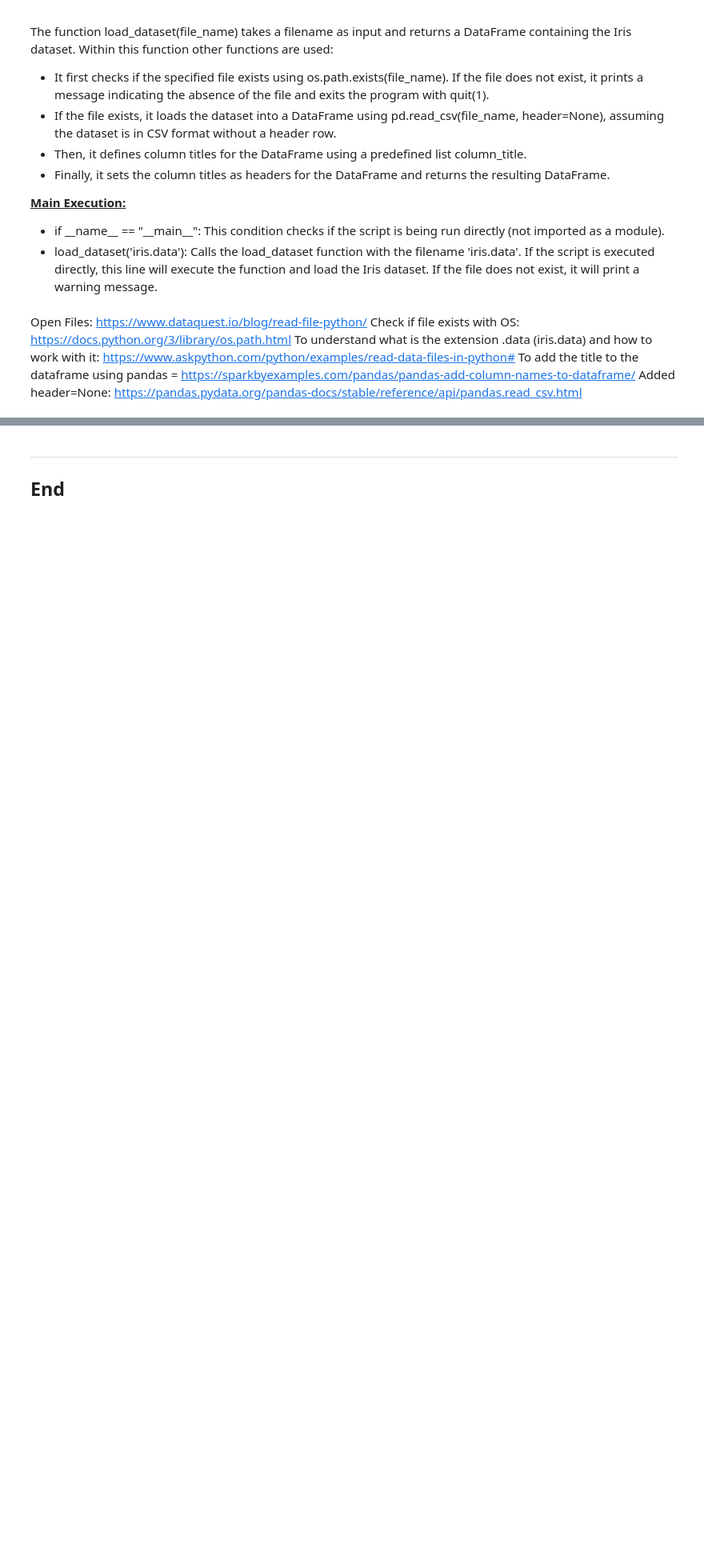
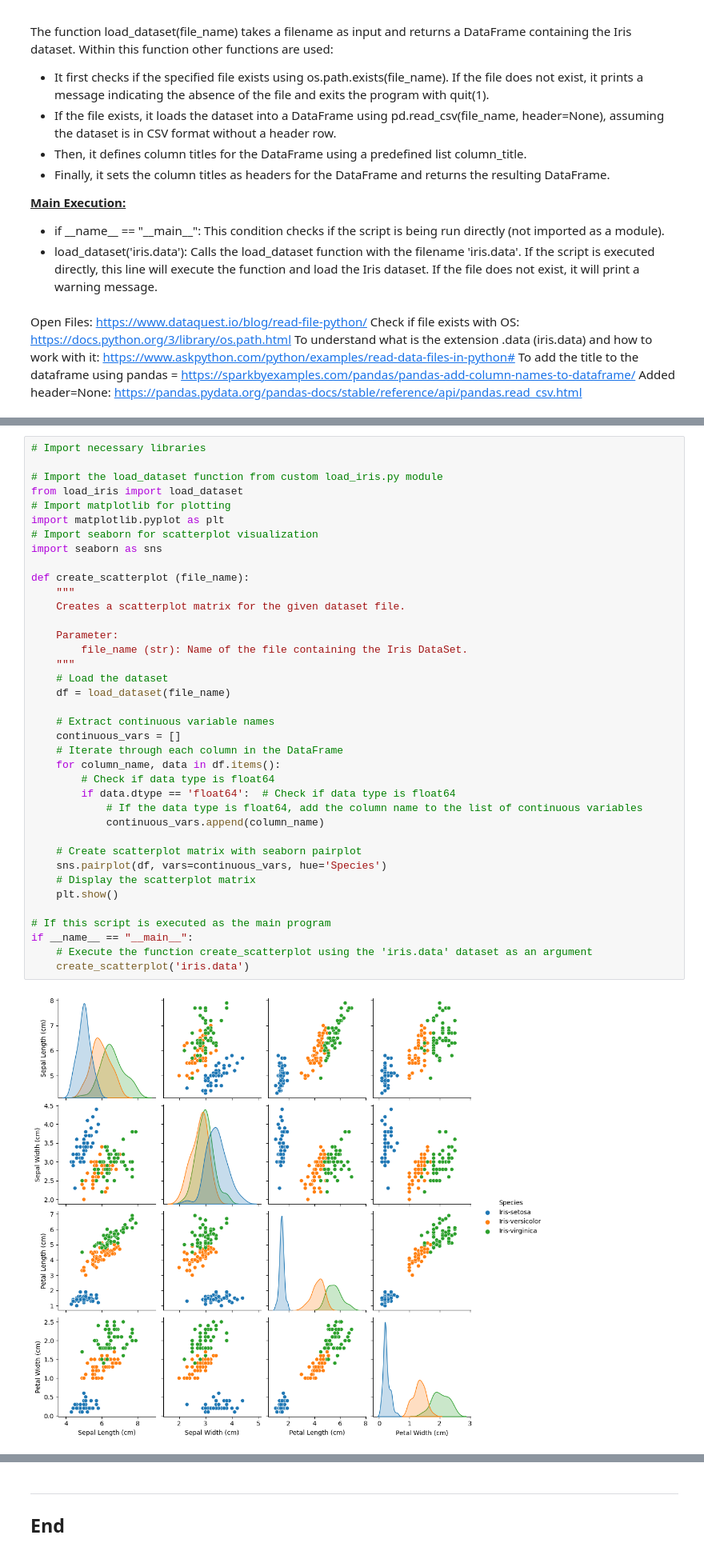
Before and after one commit to filipekojak88/pands-project, a Jupyter notebook: iris_project.ipynb, the cells around one changed output, grey strips where cells are left out. Shown: that part at 80% size. Saved outputs shown, nothing was run; the diff lists cells and outputs as text; blank space fills up the shorter version.

```diff
--- a/iris_project.ipynb
+++ b/iris_project.ipynb
@@ -391,0 +482,40 @@ if __name__ == "__main__":
+# %%
+# Import necessary libraries
+
+# Import the load_dataset function from custom load_iris.py module
+from load_iris import load_dataset
+# Import matplotlib for plotting
+import matplotlib.pyplot as plt
+# Import seaborn for scatterplot visualization
+import seaborn as sns
+
+def create_scatterplot (file_name):
+    """
+    Creates a scatterplot matrix for the given dataset file.
+
+    Parameter:
+        file_name (str): Name of the file containing the Iris DataSet.
+    """
+    # Load the dataset
+    df = load_dataset(file_name)
+
+    # Extract continuous variable names
+    continuous_vars = []
+    # Iterate through each column in the DataFrame
+    for column_name, data in df.items():
+        # Check if data type is float64
+        if data.dtype == 'float64':  # Check if data type is float64
+            # If the data type is float64, add the column name to the list of continuous variables
+            continuous_vars.append(column_name)
+
+    # Create scatterplot matrix with seaborn pairplot
+    sns.pairplot(df, vars=continuous_vars, hue='Species')
+    # Display the scatterplot matrix
+    plt.show()
+
+# If this script is executed as the main program
+if __name__ == "__main__":
+    # Execute the function create_scatterplot using the 'iris.data' dataset as an argument
+    create_scatterplot('iris.data')
+# %% [output]
+[figure, added]
```
Also changed, not shown: parts of 14 cells of this notebook, 1 other file.
